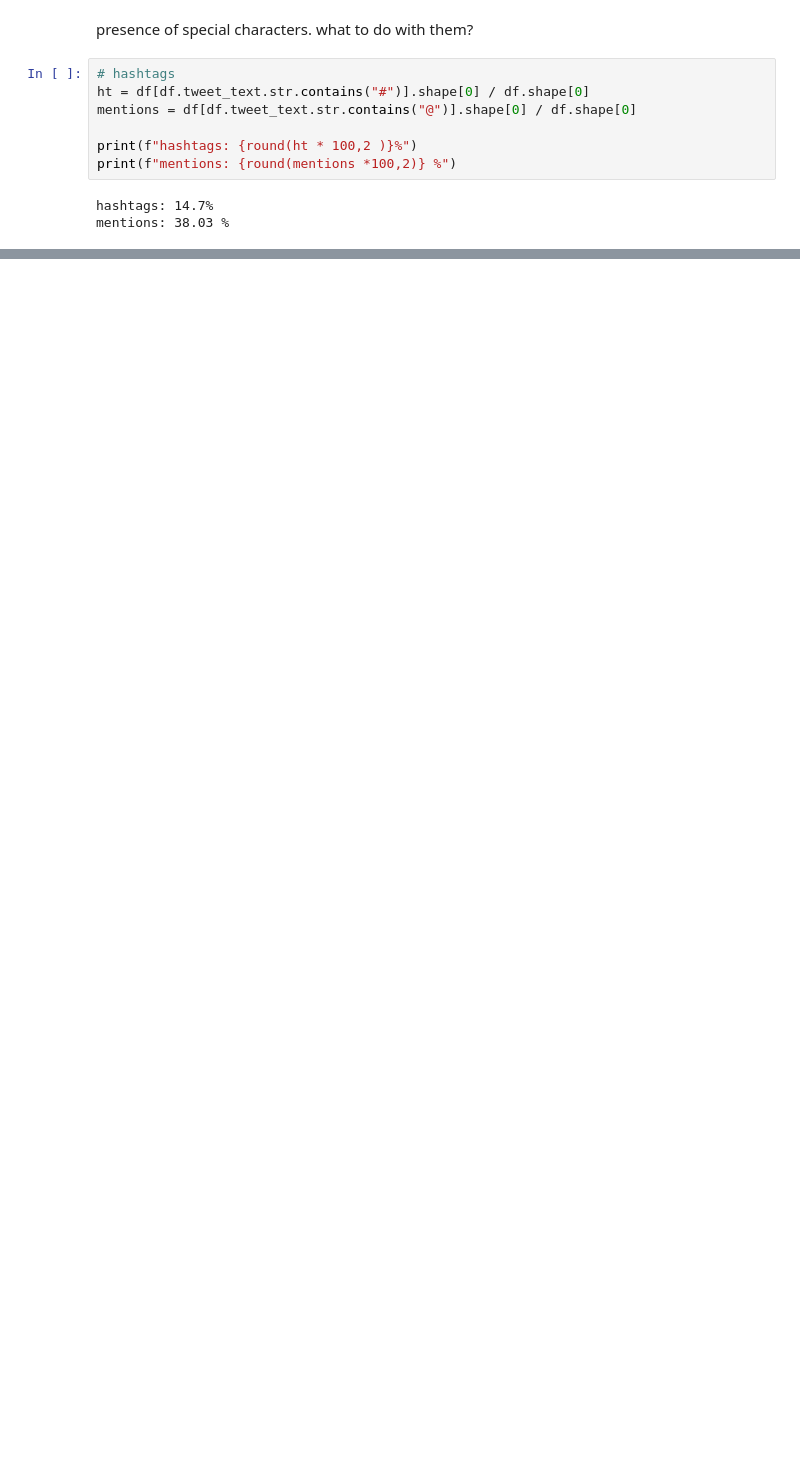
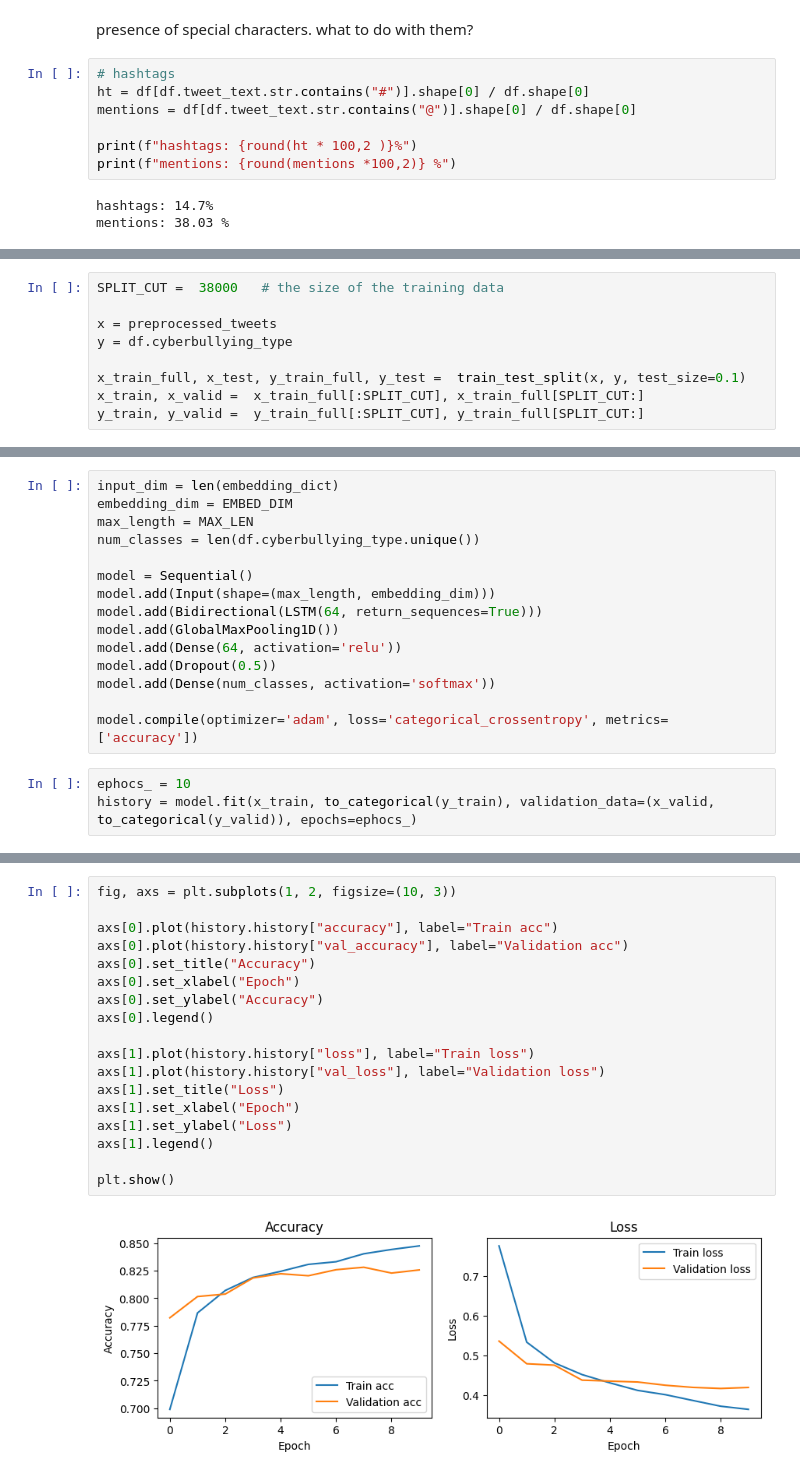
Before and after one commit to flaviowh/ML, a Jupyter notebook: classification/real_world/cyberbullying tweets.ipynb, the cells around one changed output, grey strips where cells are left out. Cells and saved outputs as stored; diff of their text form; blank space fills up the shorter version.

Commit message:
cyberbullying classification

```diff
--- a/classification/real_world/cyberbullying tweets.ipynb
+++ b/classification/real_world/cyberbullying tweets.ipynb
@@ -167,0 +185,9 @@ def preprocess_tweets(data, embedding_dict):
+# %%
+SPLIT_CUT =  38000   # the size of the training data
+
+x = preprocessed_tweets
+y = df.cyberbullying_type
+
+x_train_full, x_test, y_train_full, y_test =  train_test_split(x, y, test_size=0.1)
+x_train, x_valid =  x_train_full[:SPLIT_CUT], x_train_full[SPLIT_CUT:]
+y_train, y_valid =  y_train_full[:SPLIT_CUT], y_train_full[SPLIT_CUT:]
@@ -167,0 +196,18 @@ def preprocess_tweets(data, embedding_dict):
+# %%
+input_dim = len(embedding_dict)
+embedding_dim = EMBED_DIM
+max_length = MAX_LEN
+num_classes = len(df.cyberbullying_type.unique())
+
+model = Sequential()
+model.add(Input(shape=(max_length, embedding_dim)))
+model.add(Bidirectional(LSTM(64, return_sequences=True)))
+model.add(GlobalMaxPooling1D())
+model.add(Dense(64, activation='relu'))
+model.add(Dropout(0.5))
+model.add(Dense(num_classes, activation='softmax'))
+
+model.compile(optimizer='adam', loss='categorical_crossentropy', metrics=['accuracy'])
+# %%
+ephocs_ = 10
+history = model.fit(x_train, to_categorical(y_train), validation_data=(x_valid, to_categorical(y_valid)), epochs=ephocs_)
@@ -167,0 +235,20 @@ def preprocess_tweets(data, embedding_dict):
+# %%
+fig, axs = plt.subplots(1, 2, figsize=(10, 3))
+
+axs[0].plot(history.history["accuracy"], label="Train acc")
+axs[0].plot(history.history["val_accuracy"], label="Validation acc")
+axs[0].set_title("Accuracy")
+axs[0].set_xlabel("Epoch")
+axs[0].set_ylabel("Accuracy")
+axs[0].legend()
+
+axs[1].plot(history.history["loss"], label="Train loss")
+axs[1].plot(history.history["val_loss"], label="Validation loss")
+axs[1].set_title("Loss")
+axs[1].set_xlabel("Epoch")
+axs[1].set_ylabel("Loss")
+axs[1].legend()
+
+plt.show()
+# %% [output]
+[figure, added]
```
Also changed, not shown: parts of 14 cells of this notebook.
